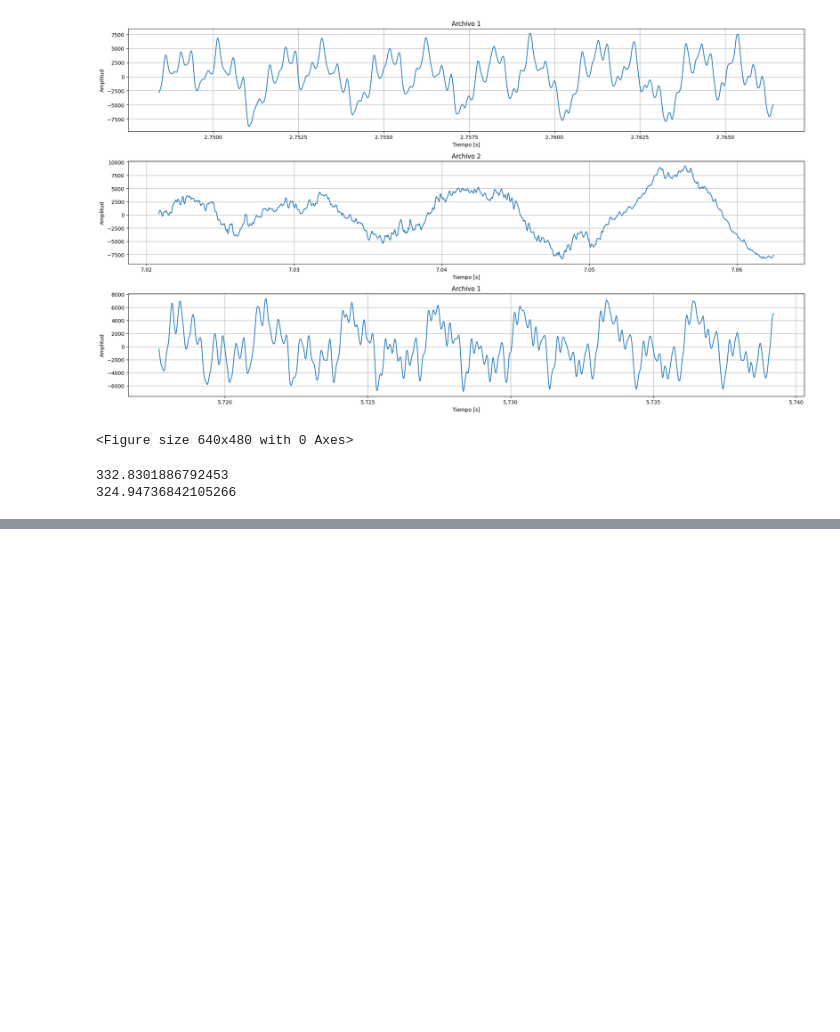
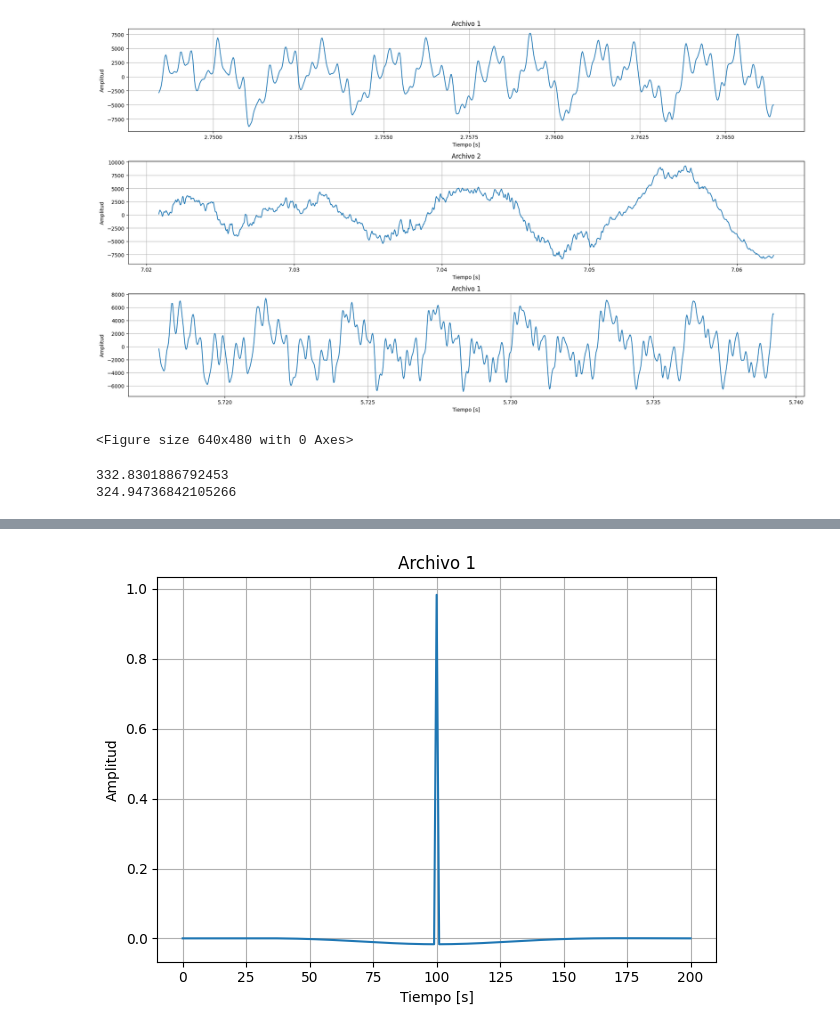
Before and after one commit to felifern/SENIALES, a Jupyter notebook: tp.ipynb, the cells around one changed output, grey strips where cells are left out. Drawn from its saved outputs; the diff is of its cells as text; code cells hidden in the pictures; blank space fills up the shorter version.

```diff
--- a/tp.ipynb
+++ b/tp.ipynb
@@ -157,0 +147,24 @@ wavfile.write("convolucion_resultado2.wav", fs1, y_int16)
+# %%
+z = np.convolve(data2, respuesta1, mode='full')  # 'full' es la convolución completa
+
+
+# Normalizar la señal para evitar saturación
+z_norm = z / np.max(np.abs(z))  # Normaliza entre -1 y 1
+z_int16 = np.int16(z_norm * 32767)  # Convierte a int16
+
+# Guardar como archivo WAV (usa la misma frecuencia de muestreo que el original)
+wavfile.write("convolucion_resultado2_imp1.wav", fs2, z_int16)
+
+
+plt.figure()
+plt.plot(n, respuesta1)
+plt.title("Archivo 1")
+plt.xlabel("Tiempo [s]")
+plt.ylabel("Amplitud")
+plt.grid(True)
+
+
+plt.tight_layout()
+plt.show()
+# %% [output]
+[figure, added]
```
Also changed, not shown: parts of 5 cells of this notebook.
